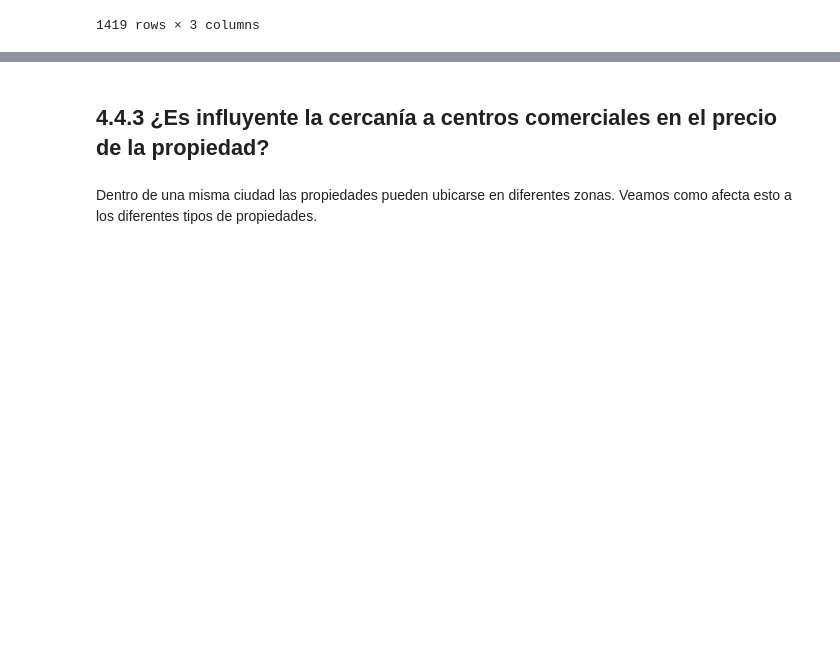
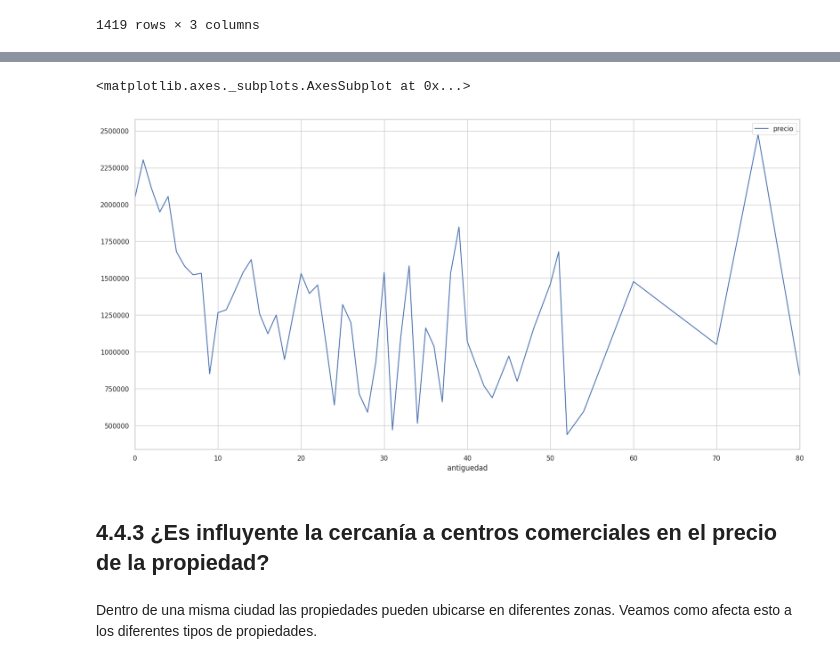
Before and after one commit to tomasSabao/TP1-OrganizacionDeDatos, a Jupyter notebook: TP119.9Dario.ipynb, the cells around one changed output, grey strips where cells are left out. Cells and saved outputs as stored; diff of their text form; code cells hidden in the pictures; blank space fills up the shorter version.

```diff
--- a/TP119.9Dario.ipynb
+++ b/TP119.9Dario.ipynb
@@ -452,0 +491,3 @@ df_muestra
+# %%
+df_antiguedad_habitaciones=df.groupby(['habitaciones','antiguedad']).agg({'precio':'mean'})
+df_antiguedad_habitaciones
@@ -453,3 +514,9 @@ df_muestra
+# %%
+serie_1_habitacion=df_antiguedad_habitaciones.loc[1.00,:]
+serie_1_habitacion.plot()
+# %% [output]
+<matplotlib.axes._subplots.AxesSubplot at 0x...>
+[figure, added]
 # %% [markdown]
 ## 4.4.3 ¿Es influyente la cercanía a centros comerciales en el precio de la propiedad?
 # %% [markdown]
```
Also changed, not shown: parts of 8 cells of this notebook.
